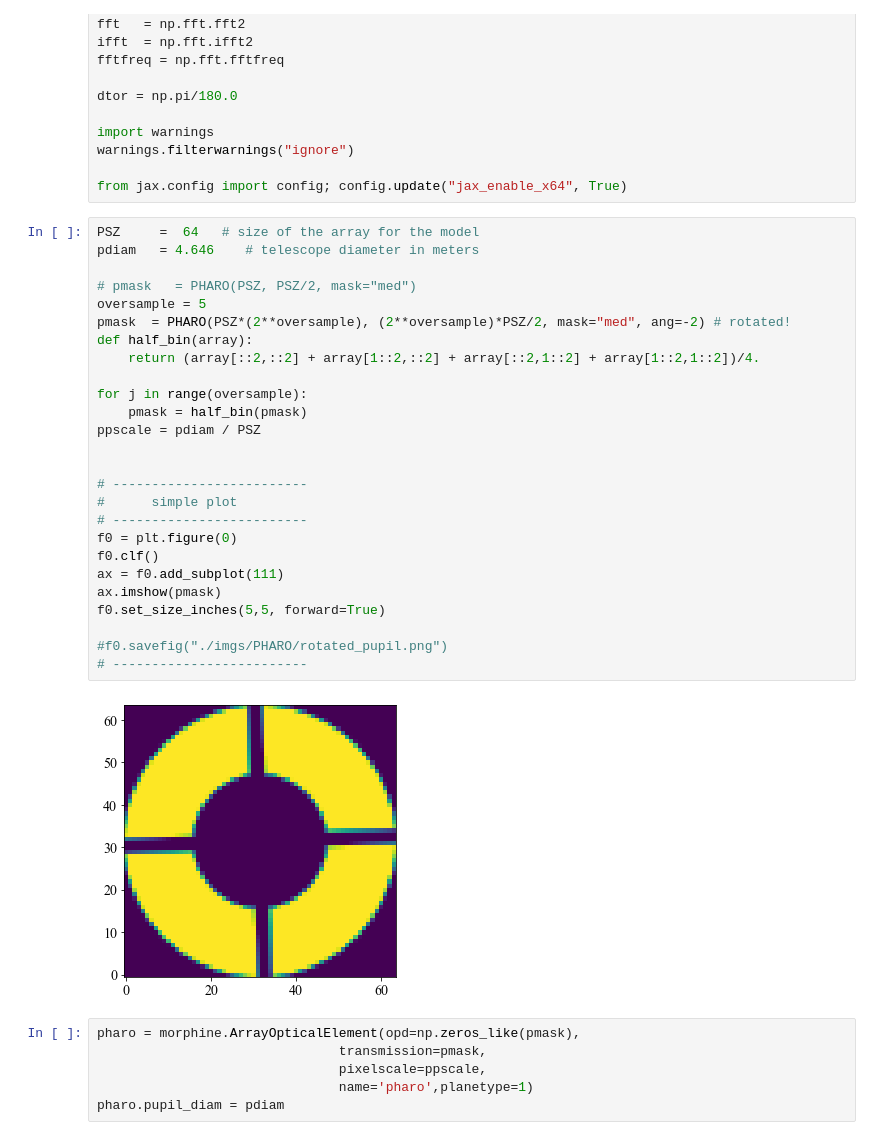
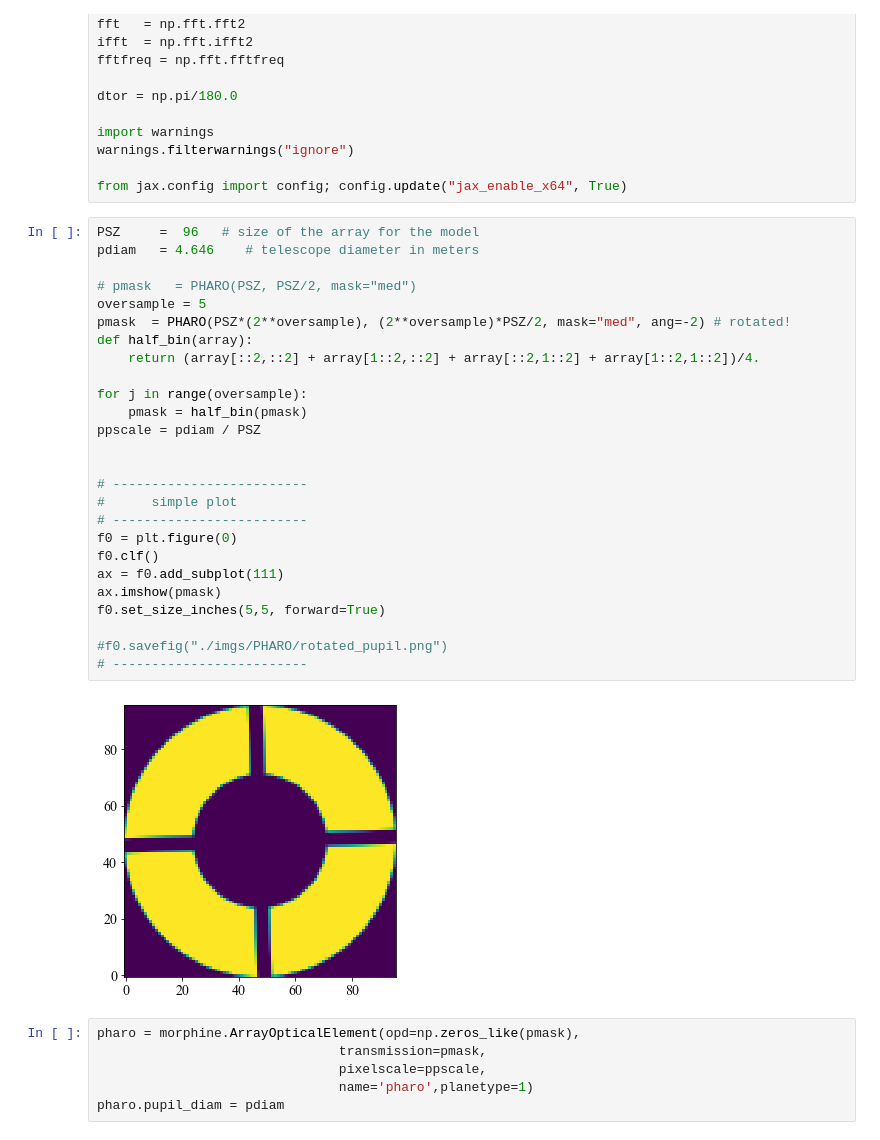
Before and after one commit to LouisDesdoigts/morphine, a Jupyter notebook: notebooks/morphine_pharo_xara.ipynb, the cells around one changed output. Cells and saved outputs as stored; diff of their text form.

```diff
--- a/notebooks/morphine_pharo_xara.ipynb
+++ b/notebooks/morphine_pharo_xara.ipynb
@@ -51,33 +51,33 @@ warnings.filterwarnings("ignore")
 
 from jax.config import config; config.update("jax_enable_x64", True)
 # %%
-PSZ     =  64   # size of the array for the model
+PSZ     =  96   # size of the array for the model
 pdiam   = 4.646    # telescope diameter in meters
 
 # pmask   = PHARO(PSZ, PSZ/2, mask="med")
 oversample = 5
 pmask  = PHARO(PSZ*(2**oversample), (2**oversample)*PSZ/2, mask="med", ang=-2) # rotated!
 def half_bin(array):
     return (array[::2,::2] + array[1::2,::2] + array[::2,1::2] + array[1::2,1::2])/4.
 
 for j in range(oversample):
     pmask = half_bin(pmask)
 ppscale = pdiam / PSZ
 
 
 # -------------------------
 #      simple plot
 # -------------------------
 f0 = plt.figure(0)
 f0.clf()
 ax = f0.add_subplot(111)
 ax.imshow(pmask)
 f0.set_size_inches(5,5, forward=True)
 
 #f0.savefig("./imgs/PHARO/rotated_pupil.png")
 # -------------------------
 # %% [output]
-[figure, old version]
+[figure, new version]
 # %%
 pharo = morphine.ArrayOpticalElement(opd=np.zeros_like(pmask),
                                transmission=pmask,
```
Also changed, not shown: parts of 57 cells of this notebook, 4 other files.
